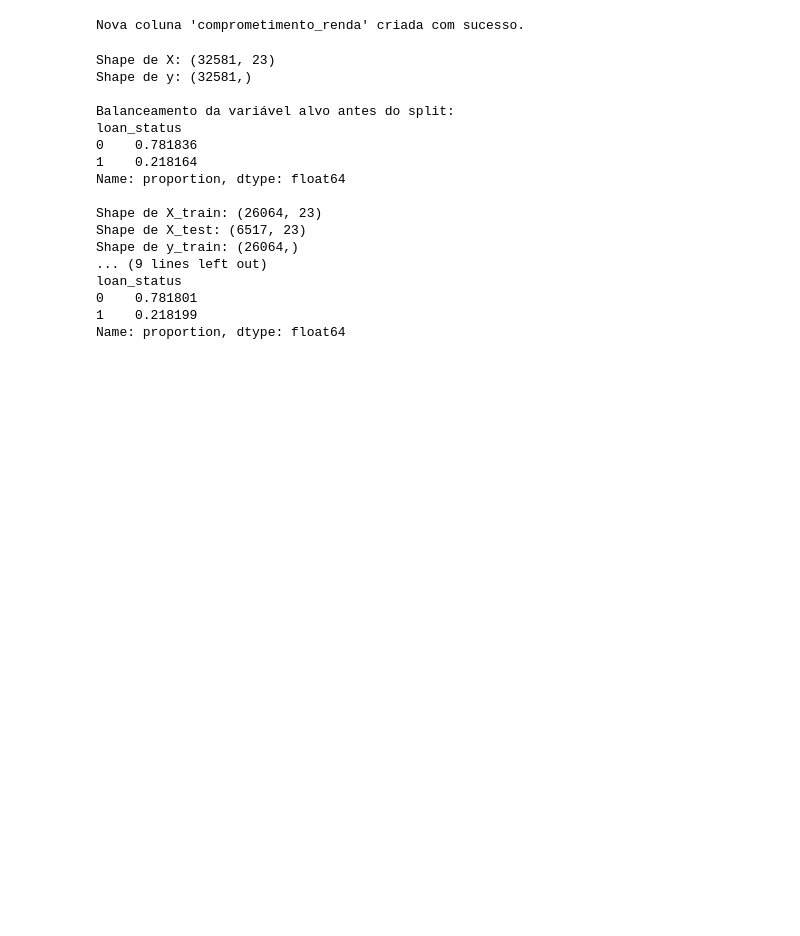
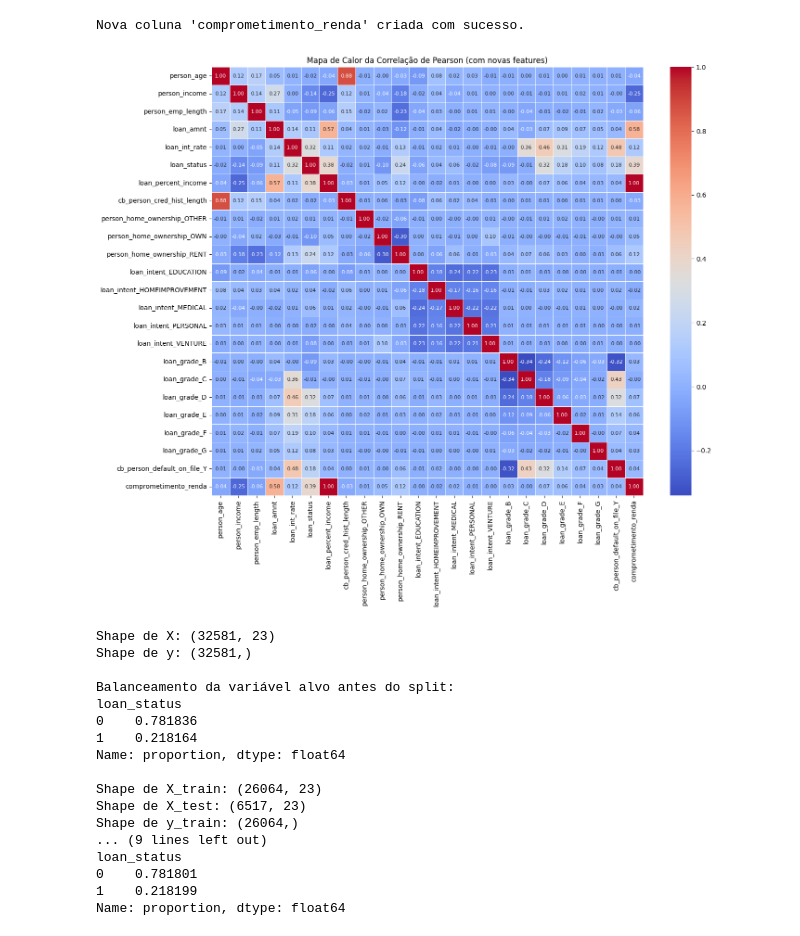
Before and after one commit to douglas-senai/projetofinal, a Jupyter notebook: Credit_dataset.ipynb, the cells around one changed output. Drawn from its saved outputs; the diff is of its cells as text; code cells hidden in the pictures; blank space fills up the shorter version.

Commit message:
Novo mapa de calor

```diff
--- a/Credit_dataset.ipynb
+++ b/Credit_dataset.ipynb
@@ -163,6 +163,14 @@ df_encoded['comprometimento_renda'] = (df_encoded['loan_amnt'] / df_encoded['per
 print("Nova coluna 'comprometimento_renda' criada com sucesso.")
 # %% [output]
 Nova coluna 'comprometimento_renda' criada com sucesso.
+# %%
+# Novo mapa de calor com as novas features
+plt.figure(figsize=(15, 12))
+sns.heatmap(df_encoded.corr(numeric_only=True), annot=True, cmap='coolwarm', fmt=".2f", linewidths=.5, annot_kws={'size': 8})
+plt.title('Mapa de Calor da Correlação de Pearson (com novas features)')
+plt.show()
+# %% [output]
+[figure, added]
 # %%
 # 1. Separação de Dados: Variáveis preditoras (X) e alvo (y)
 
```
